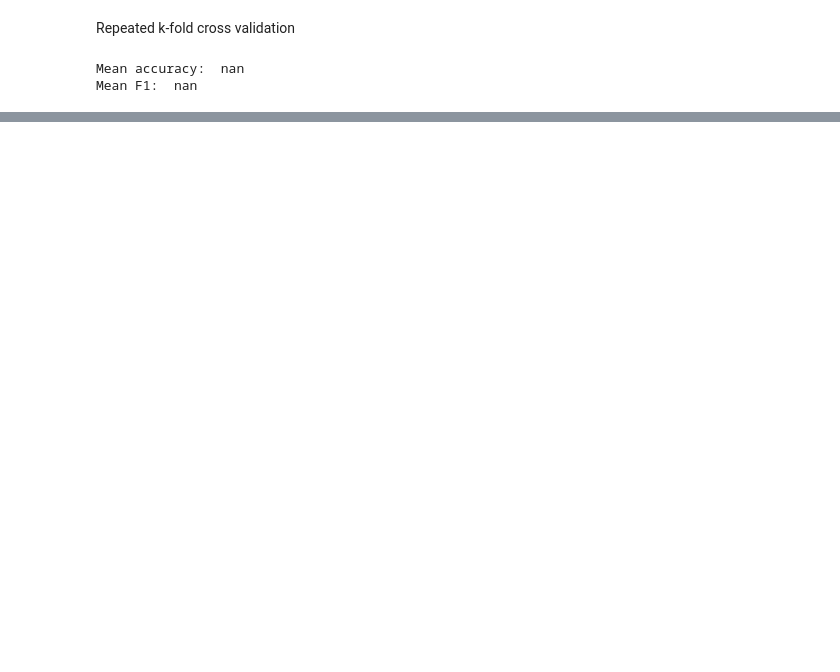
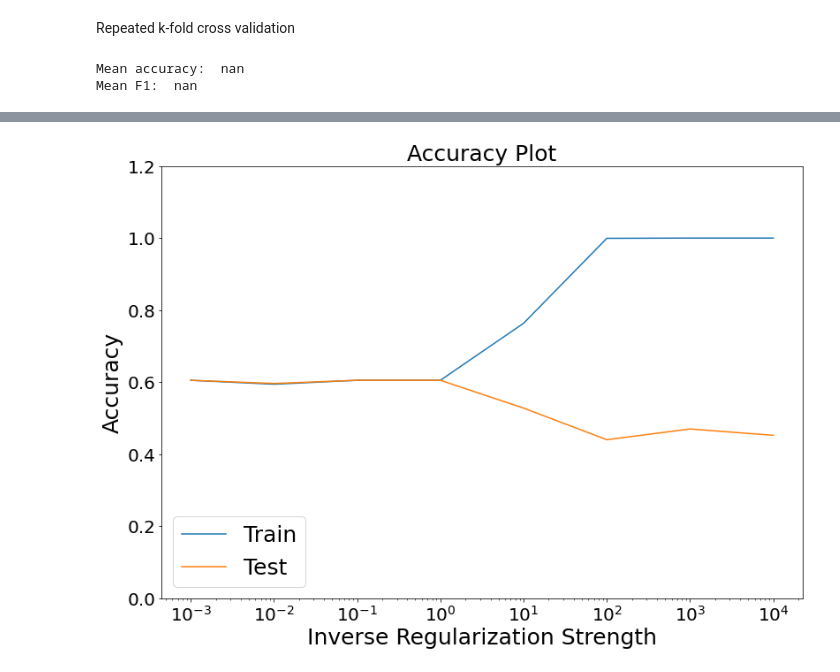
Before and after one commit to kerryqliu/stats170, a Jupyter notebook: doc2vec_test.ipynb, the cells around one changed output, grey strips where cells are left out. Cells and saved outputs as stored; diff of their text form; code cells hidden in the pictures; blank space fills up the shorter version.

```diff
--- a/doc2vec_test.ipynb
+++ b/doc2vec_test.ipynb
@@ -556,3 +369,19 @@ mean_test_f1
+# %%
+import matplotlib.pyplot as plt
+
+fig, ax = plt.subplots(figsize=(13,9))
+plt.semilogx(C, mean_train_acc, label='Train')
+plt.semilogx(C, mean_test_acc, label='Test')
+plt.ylim([0, 1.2])
+plt.title("Accuracy Plot", fontsize = 25)
+plt.xticks(fontsize=20)
+plt.yticks(fontsize=20)
+plt.xlabel('Inverse Regularization Strength', fontsize=25)
+plt.ylabel('Accuracy', fontsize=25)
+plt.legend(loc='lower left', prop={'size': 25})
+plt.show()
+# %% [output]
+[figure, added]
 # %%
 import matplotlib.pyplot as plt
 
```
Also changed, not shown: parts of 46 cells of this notebook.
